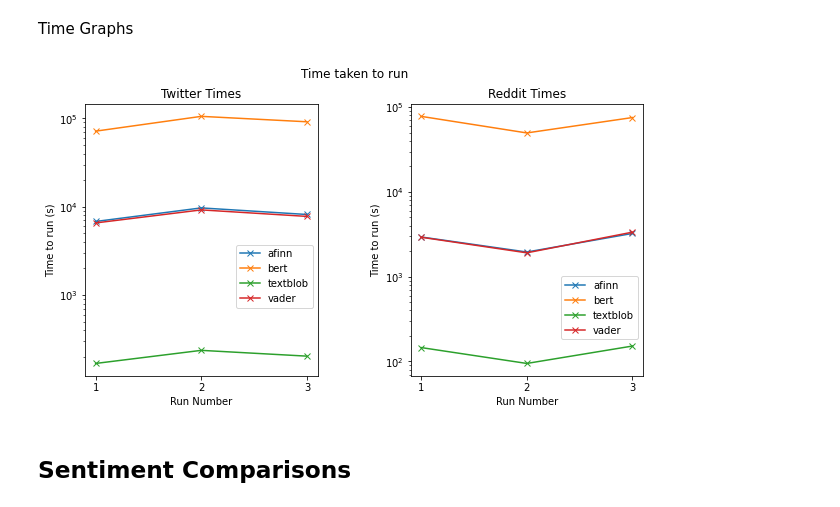
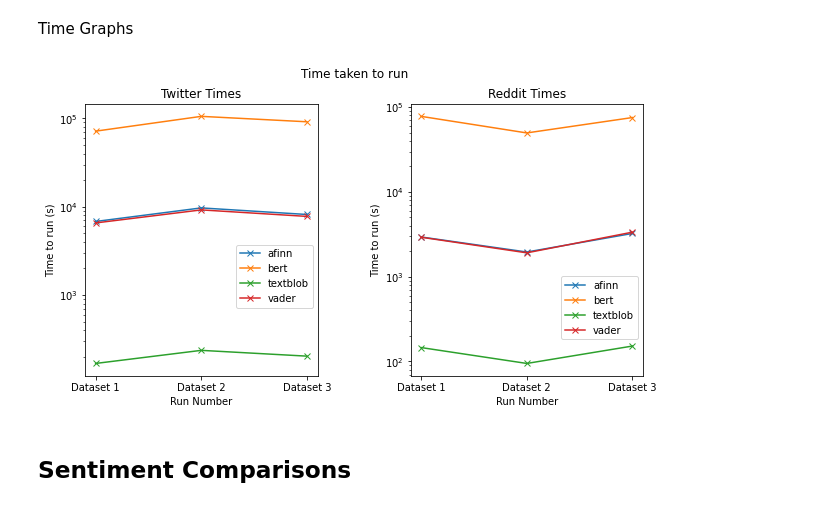
Before and after one commit to craigd00/topic-sentiment-across-sn, a Jupyter notebook: src/sentiment_analysis.ipynb, the cells around one changed output. Saved outputs shown, nothing was run; the diff lists cells and outputs as text; code cells hidden in the pictures.

Commit message:
Added label to time graph

```diff
--- a/src/sentiment_analysis.ipynb
+++ b/src/sentiment_analysis.ipynb
@@ -14,9 +14,9 @@ reddit_times = get_times(reddit_vars)
 # %% [markdown]
 Time Graphs
 # %%
-graph_time(twitter_times, reddit_times, "sentiment_graphs/time_taken2.png")
+graph_time(twitter_times, reddit_times, "sentiment_graphs/time_taken3.png")
 # %% [output]
-[figure, old version]
+[figure, new version]
 # %% [markdown]
 ## Sentiment Comparisons
 # %% [markdown]
```
Also changed, not shown: 3 other files.
